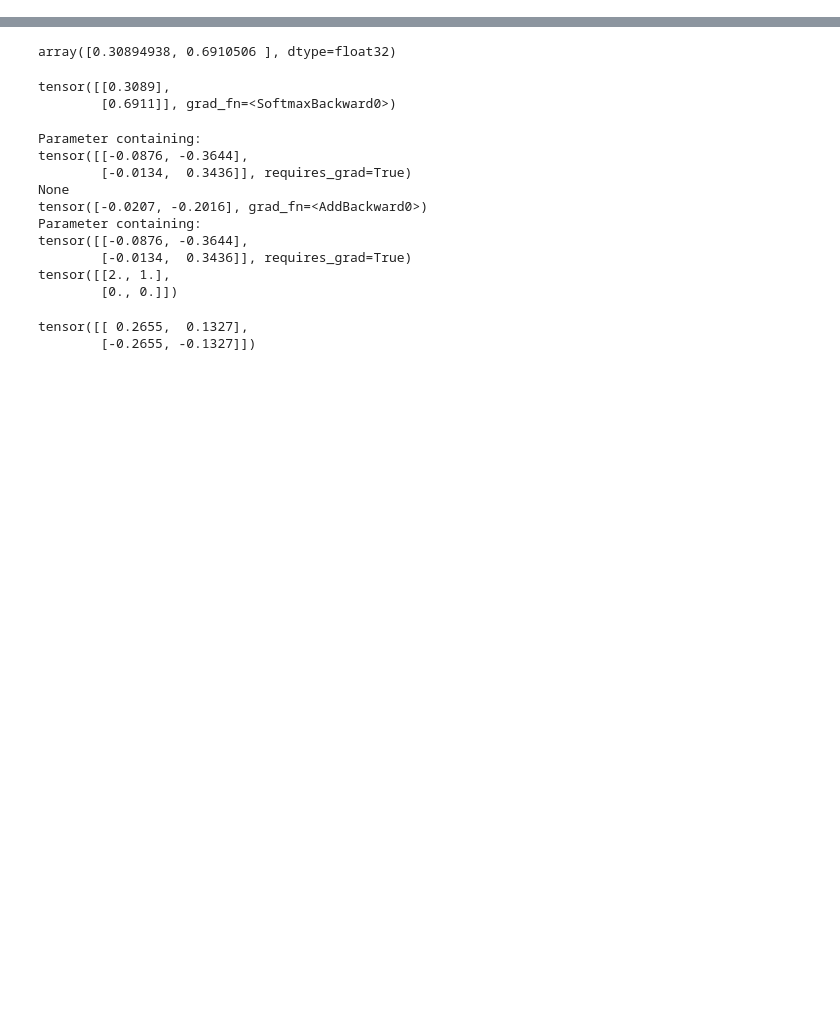
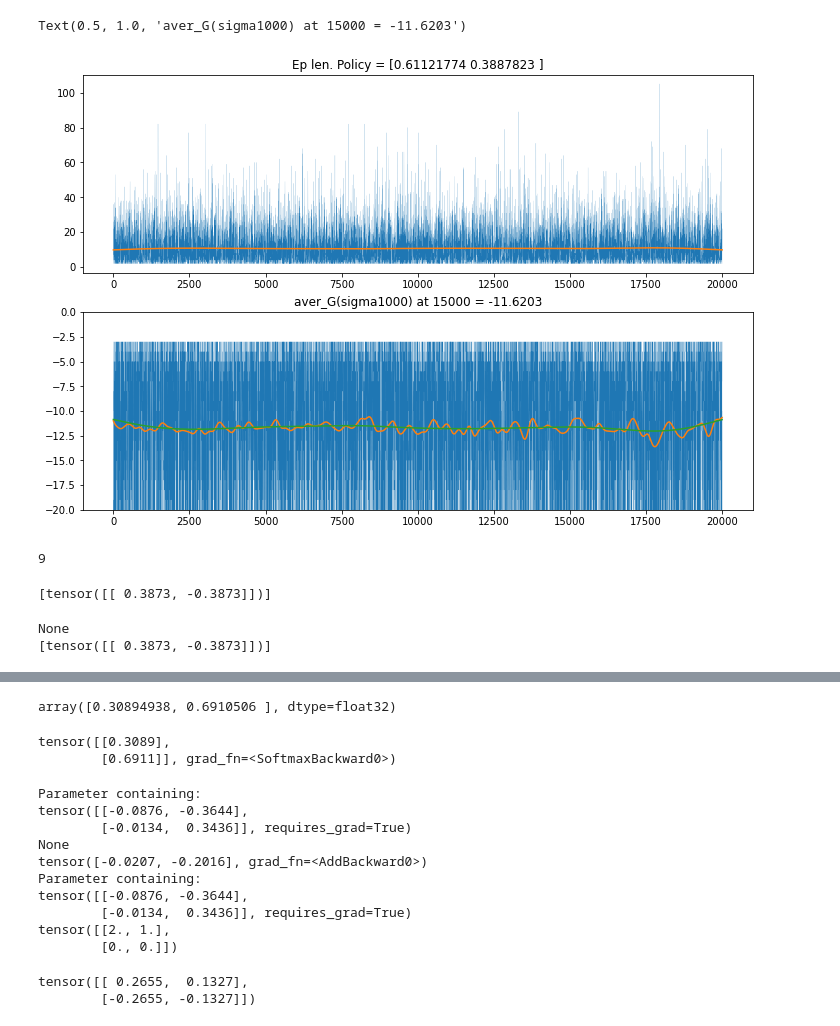
Before and after one commit to yyhhoi/RI_algorithms, a Jupyter notebook: PolicyGradient_ShortCorridorGridWorld.ipynb, the cells around one changed output, grey strips where cells are left out. Drawn from its saved outputs; the diff is of its cells as text; code cells hidden in the pictures; blank space fills up the shorter version.

```diff
--- a/PolicyGradient_ShortCorridorGridWorld.ipynb
+++ b/PolicyGradient_ShortCorridorGridWorld.ipynb
@@ -14,7 +15,7 @@ class ShortCorridorGridworld():
         self.a_left = torch.tensor([0, 1], dtype=torch.float).reshape(2, 1)
 
     def step(self, a):
-        if (a !=0) or (a != 1):
+        if (a > 1) or (a < 0):
             raise ValueError('a can only be integer 0 or 1.')
         r = -1
         terminated = False
@@ -63,0 +137,36 @@ while terminated is False:
+# %%
+aver_t = gaussian_filter1d(all_totalt, sigma=1000, mode='nearest')
+aver_G = gaussian_filter1d(all_totalG, sigma=1000, mode='nearest')
+aver_G2 = gaussian_filter1d(all_totalG, sigma=100, mode='nearest')
+fig, ax = plt.subplots(2, 1, figsize=(12, 8))
+ax[0].plot(all_totalt, lw=0.1)
+ax[1].plot(all_totalG, lw=0.1)
+ax[0].plot(aver_t)
+ax[1].plot(aver_G2)
+ax[1].plot(aver_G)
+
+ax[1].set_ylim(-20, 0)
+ax[0].set_title('Ep len. Policy = %s'%(str(a_probs_np)))
+ax[1].set_title('aver_G(sigma1000) at 15000 = %0.4f'%(aver_G[15000]))
+# %% [output]
+Text(0.5, 1.0, 'aver_G(sigma1000) at 15000 = -11.6203')
+[figure, added]
+# %%
+for fooi in range(9, 10):
+    print(fooi)
+# %% [output]
+9
+# %%
+dw = Q_model[0].weight.grad.detach().clone()
+a = [dw]
+print(a)
+# %% [output]
+[tensor([[ 0.3873, -0.3873]])]
+# %%
+Q_model.zero_grad()
+
+print(Q_model[0].weight.grad)
+print(a)
+# %% [output]
+None
+[tensor([[ 0.3873, -0.3873]])]
```
Also changed, not shown: parts of 10 cells of this notebook.
